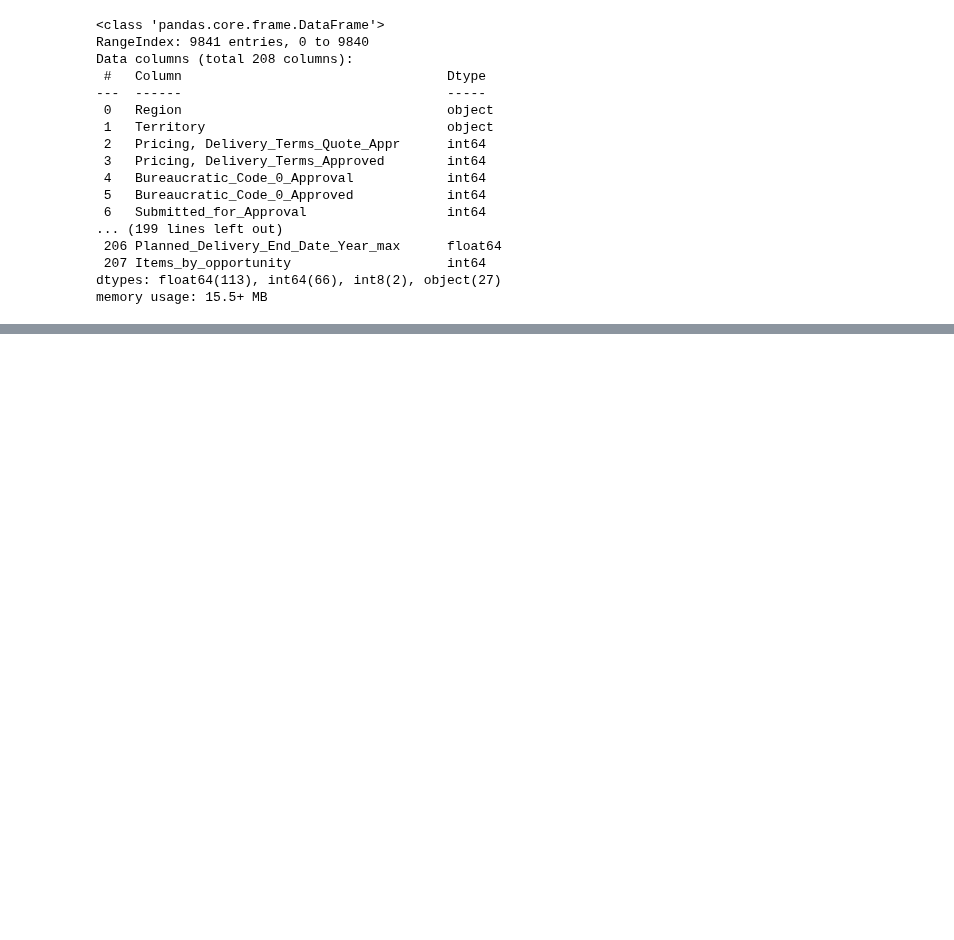
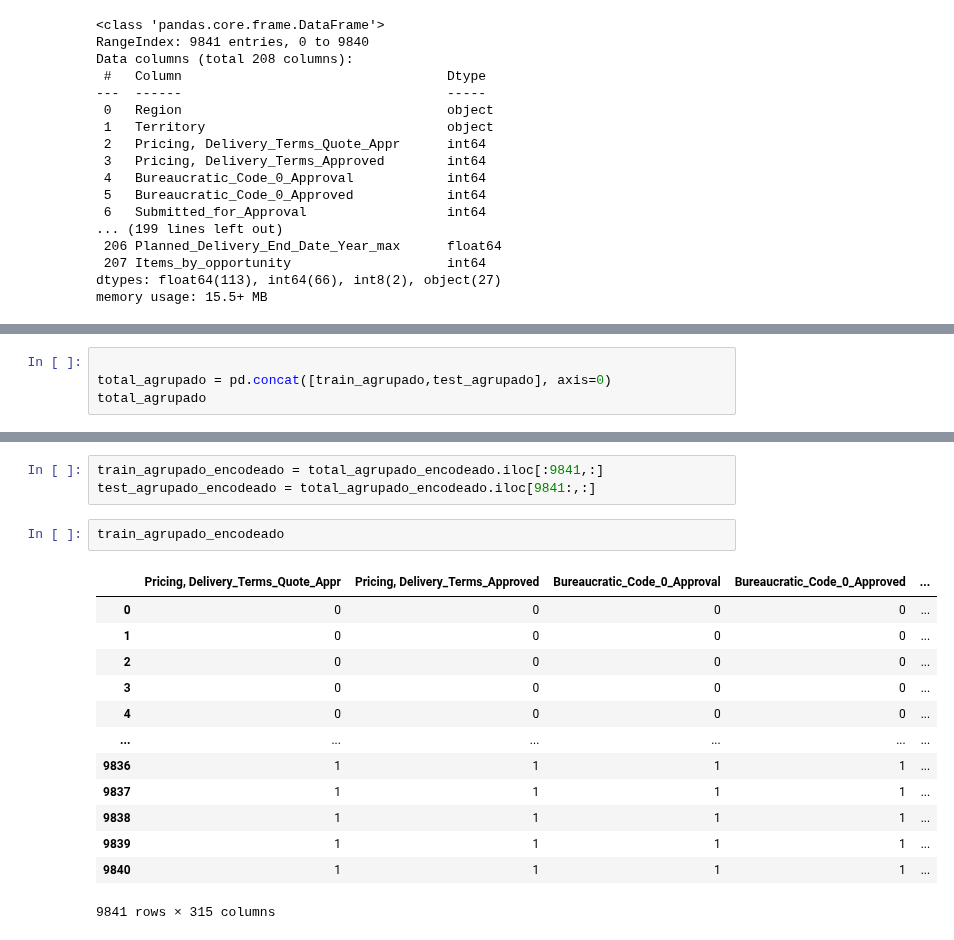
Before and after one commit to joacols/TP_orga_de_datos, a Jupyter notebook: TP2 Generación de set de datos preprocesado.ipynb, the cells around one changed output, grey strips where cells are left out. Drawn from its saved outputs; the diff is of its cells as text; blank space fills up the shorter version.

```diff
--- a/TP2 Generación de set de datos preprocesado.ipynb
+++ b/TP2 Generación de set de datos preprocesado.ipynb
@@ -827,0 +862,4 @@ memory usage: 15.5+ MB
+# %%
+
+total_agrupado = pd.concat([train_agrupado,test_agrupado], axis=0)
+total_agrupado
@@ -827,0 +1022,19 @@ memory usage: 15.5+ MB
+# %%
+train_agrupado_encodeado = total_agrupado_encodeado.iloc[:9841,:]
+test_agrupado_encodeado = total_agrupado_encodeado.iloc[9841:,:]
+# %%
+train_agrupado_encodeado
+# %% [output]
+|  | Pricing, Delivery_Terms_Quote_Appr | Pricing, Delivery_Terms_Approved | Bureaucratic_Code_0_Approval | Bureaucratic_Code_0_Approved | ... |
+| 0 | 0 | 0 | 0 | 0 | ... |
+| 1 | 0 | 0 | 0 | 0 | ... |
+| 2 | 0 | 0 | 0 | 0 | ... |
+| 3 | 0 | 0 | 0 | 0 | ... |
+| 4 | 0 | 0 | 0 | 0 | ... |
+| ... | ... | ... | ... | ... | ... |
+| 9836 | 1 | 1 | 1 | 1 | ... |
+| 9837 | 1 | 1 | 1 | 1 | ... |
+| 9838 | 1 | 1 | 1 | 1 | ... |
+| 9839 | 1 | 1 | 1 | 1 | ... |
+| 9840 | 1 | 1 | 1 | 1 | ... |
+9841 rows × 315 columns
```
Also changed, not shown: parts of 8 cells of this notebook, 2 other files.
